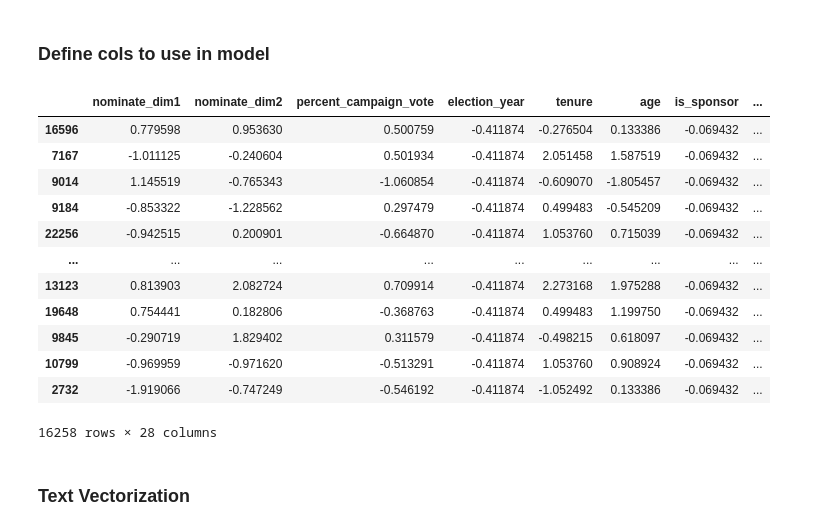
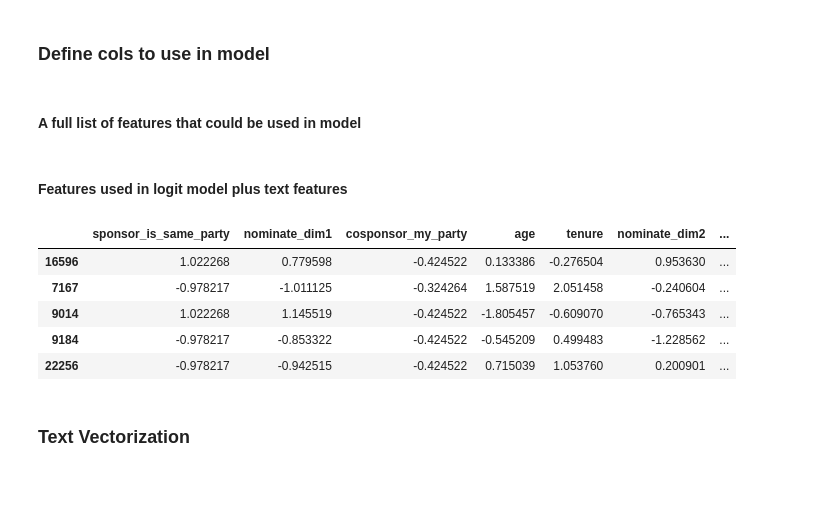
Before and after one commit to zapatos24/senator_nlp_vote_prediction, a Jupyter notebook: XGBoost_Model.ipynb, the cells around one changed output. Drawn from its saved outputs; the diff is of its cells as text; code cells hidden in the pictures; blank space fills up the shorter version.

```diff
--- a/XGBoost_Model.ipynb
+++ b/XGBoost_Model.ipynb
@@ -178,3 +197,5 @@ ROC_Test: 91.04%
 # %% [markdown]
 ### Define cols to use in model
+# %% [markdown]
+#### A full list of features that could be used in model
 # %%
@@ -195,3 +216,13 @@ indep_cols = senator_info + bill_info + text_cols
+# %% [markdown]
+#### Features used in logit model plus text features
+# %%
+dep_col = 'cast_code'
+
+logit_features = list(pd.read_pickle('final_features.pkl')['feature'].values)
+
+text_cols = ['summary']
+
+indep_cols = logit_features + text_cols
 # %%
 scalar = StandardScaler()
 
@@ -211,21 +242,14 @@ X_test_df = pd.DataFrame(X_test_sc, index=y_test.index, columns=X[non_text_cols]
 unique_sum_train_df = pd.Series(X_train_df['summary'].unique())
 unique_sum_test_df = pd.Series(X_test_df['summary'].unique())
 # %%
-X_train_df
+X_train_df.head()
 # %% [output]
-|  | nominate_dim1 | nominate_dim2 | percent_campaign_vote | election_year | tenure | age | is_sponsor | ... |
-| 16596 | 0.779598 | 0.953630 | 0.500759 | -0.411874 | -0.276504 | 0.133386 | -0.069432 | ... |
-| 7167 | -1.011125 | -0.240604 | 0.501934 | -0.411874 | 2.051458 | 1.587519 | -0.069432 | ... |
-| 9014 | 1.145519 | -0.765343 | -1.060854 | -0.411874 | -0.609070 | -1.805457 | -0.069432 | ... |
-| 9184 | -0.853322 | -1.228562 | 0.297479 | -0.411874 | 0.499483 | -0.545209 | -0.069432 | ... |
-| 22256 | -0.942515 | 0.200901 | -0.664870 | -0.411874 | 1.053760 | 0.715039 | -0.069432 | ... |
-| ... | ... | ... | ... | ... | ... | ... | ... | ... |
-| 13123 | 0.813903 | 2.082724 | 0.709914 | -0.411874 | 2.273168 | 1.975288 | -0.069432 | ... |
-| 19648 | 0.754441 | 0.182806 | -0.368763 | -0.411874 | 0.499483 | 1.199750 | -0.069432 | ... |
-| 9845 | -0.290719 | 1.829402 | 0.311579 | -0.411874 | -0.498215 | 0.618097 | -0.069432 | ... |
-| 10799 | -0.969959 | -0.971620 | -0.513291 | -0.411874 | 1.053760 | 0.908924 | -0.069432 | ... |
-| 2732 | -1.919066 | -0.747249 | -0.546192 | -0.411874 | -1.052492 | 0.133386 | -0.069432 | ... |
+|  | sponsor_is_same_party | nominate_dim1 | cosponsor_my_party | age | tenure | nominate_dim2 | ... |
+| 16596 | 1.022268 | 0.779598 | -0.424522 | 0.133386 | -0.276504 | 0.953630 | ... |
+| 7167 | -0.978217 | -1.011125 | -0.324264 | 1.587519 | 2.051458 | -0.240604 | ... |
+| 9014 | 1.022268 | 1.145519 | -0.424522 | -1.805457 | -0.609070 | -0.765343 | ... |
+| 9184 | -0.978217 | -0.853322 | -0.424522 | -0.545209 | 0.499483 | -1.228562 | ... |
+| 22256 | -0.978217 | -0.942515 | -0.424522 | 0.715039 | 1.053760 | 0.200901 | ... |
-16258 rows × 28 columns
 # %% [markdown]
 ### Text Vectorization
 # %%
```
Also changed, not shown: parts of 12 cells of this notebook.
